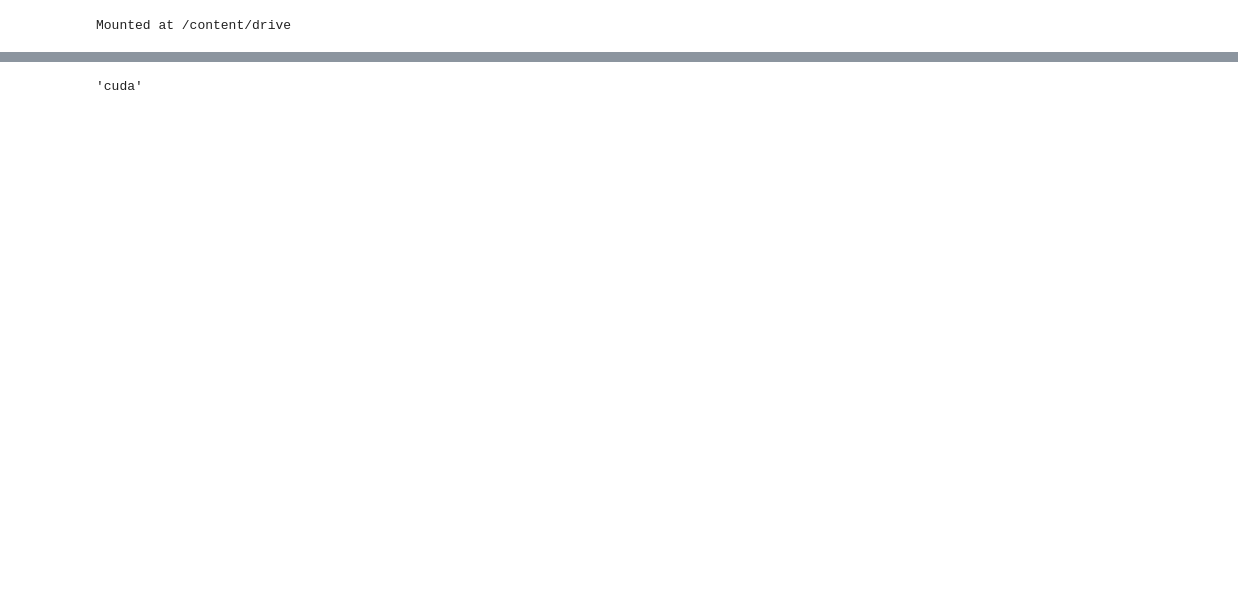
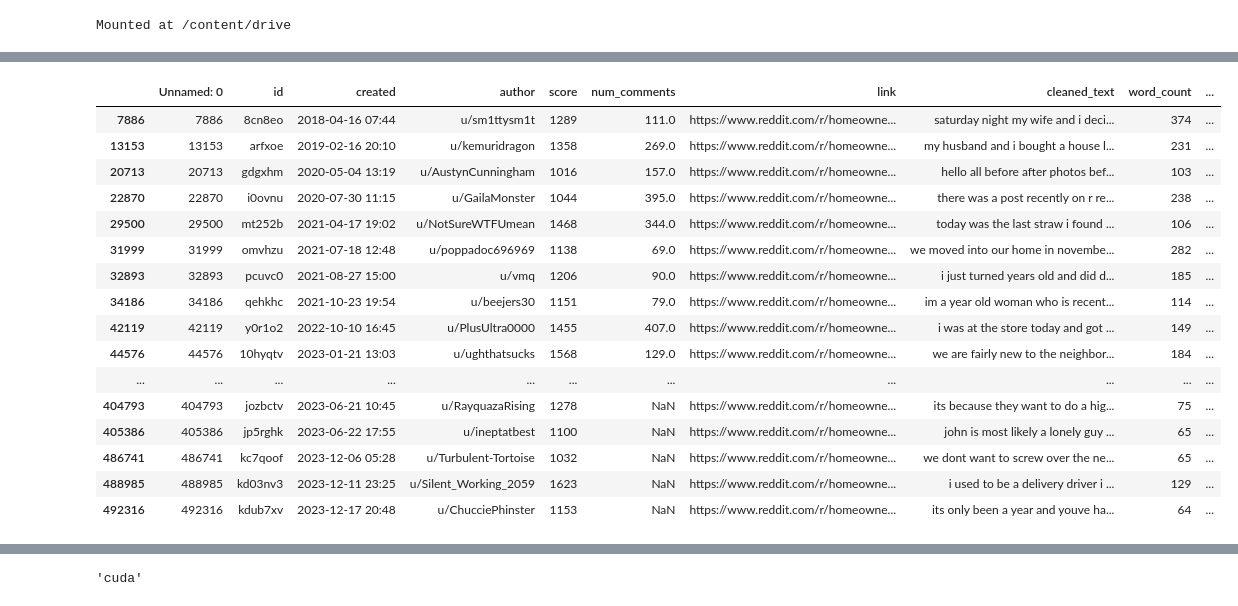
Before and after one commit to natashacarpcast/moralization-selfimprovement, a Jupyter notebook: 07-moralBERT.ipynb, the cells around one changed output, grey strips where cells are left out. Saved outputs shown, nothing was run; the diff lists cells and outputs as text; code cells hidden in the pictures; blank space fills up the shorter version.

```diff
--- a/07-moralBERT.ipynb
+++ b/07-moralBERT.ipynb
@@ -20,0 +23,4 @@ Mounted at /content/drive
+# %%
+selfimprovement = "/content/drive/My Drive/UChicago/Tesis/selfimpr_preprocessed.csv"
+investing = "/content/drive/My Drive/UChicago/Tesis/investing_preprocessed.csv"
+homeowners = "/content/drive/My Drive/UChicago/Tesis/homeowners_preprocessed.csv"
@@ -20,0 +29,4 @@ Mounted at /content/drive
+# %%
+data_selfimprv = pd.read_csv(selfimprovement)
+data_investing = pd.read_csv(investing)
+data_homeowners = pd.read_csv(homeowners)
@@ -20,0 +92,20 @@ Mounted at /content/drive
+# %%
+data_homeowners[data_homeowners.score > 1000]
+# %% [output]
+|  | Unnamed: 0 | id | created | author | score | num_comments | link | cleaned_text | word_count | ... |
+| 7886 | 7886 | 8cn8eo | 2018-04-16 07:44 | u/sm1ttysm1t | 1289 | 111.0 | https://www.reddit.com/r/homeowne... | saturday night my wife and i deci... | 374 | ... |
+| 13153 | 13153 | arfxoe | 2019-02-16 20:10 | u/kemuridragon | 1358 | 269.0 | https://www.reddit.com/r/homeowne... | my husband and i bought a house l... | 231 | ... |
+| 20713 | 20713 | gdgxhm | 2020-05-04 13:19 | u/AustynCunningham | 1016 | 157.0 | https://www.reddit.com/r/homeowne... | hello all before after photos bef... | 103 | ... |
+| 22870 | 22870 | i0ovnu | 2020-07-30 11:15 | u/GailaMonster | 1044 | 395.0 | https://www.reddit.com/r/homeowne... | there was a post recently on r re... | 238 | ... |
+| 29500 | 29500 | mt252b | 2021-04-17 19:02 | u/NotSureWTFUmean | 1468 | 344.0 | https://www.reddit.com/r/homeowne... | today was the last straw i found ... | 106 | ... |
+| 31999 | 31999 | omvhzu | 2021-07-18 12:48 | u/poppadoc696969 | 1138 | 69.0 | https://www.reddit.com/r/homeowne... | we moved into our home in novembe... | 282 | ... |
+| 32893 | 32893 | pcuvc0 | 2021-08-27 15:00 | u/vmq | 1206 | 90.0 | https://www.reddit.com/r/homeowne... | i just turned years old and did d... | 185 | ... |
+| 34186 | 34186 | qehkhc | 2021-10-23 19:54 | u/beejers30 | 1151 | 79.0 | https://www.reddit.com/r/homeowne... | im a year old woman who is recent... | 114 | ... |
+| 42119 | 42119 | y0r1o2 | 2022-10-10 16:45 | u/PlusUltra0000 | 1455 | 407.0 | https://www.reddit.com/r/homeowne... | i was at the store today and got ... | 149 | ... |
+| 44576 | 44576 | 10hyqtv | 2023-01-21 13:03 | u/ughthatsucks | 1568 | 129.0 | https://www.reddit.com/r/homeowne... | we are fairly new to the neighbor... | 184 | ... |
+| ... | ... | ... | ... | ... | ... | ... | ... | ... | ... | ... |
+| 404793 | 404793 | jozbctv | 2023-06-21 10:45 | u/RayquazaRising | 1278 | NaN | https://www.reddit.com/r/homeowne... | its because they want to do a hig... | 75 | ... |
+| 405386 | 405386 | jp5rghk | 2023-06-22 17:55 | u/ineptatbest | 1100 | NaN | https://www.reddit.com/r/homeowne... | john is most likely a lonely guy ... | 65 | ... |
+| 486741 | 486741 | kc7qoof | 2023-12-06 05:28 | u/Turbulent-Tortoise | 1032 | NaN | https://www.reddit.com/r/homeowne... | we dont want to screw over the ne... | 65 | ... |
+| 488985 | 488985 | kd03nv3 | 2023-12-11 23:25 | u/Silent_Working_2059 | 1623 | NaN | https://www.reddit.com/r/homeowne... | i used to be a delivery driver i ... | 129 | ... |
+| 492316 | 492316 | kdub7xv | 2023-12-17 20:48 | u/ChucciePhinster | 1153 | NaN | https://www.reddit.com/r/homeowne... | its only been a year and youve ha... | 64 | ... |
```
Also changed, not shown: parts of 27 cells of this notebook.
